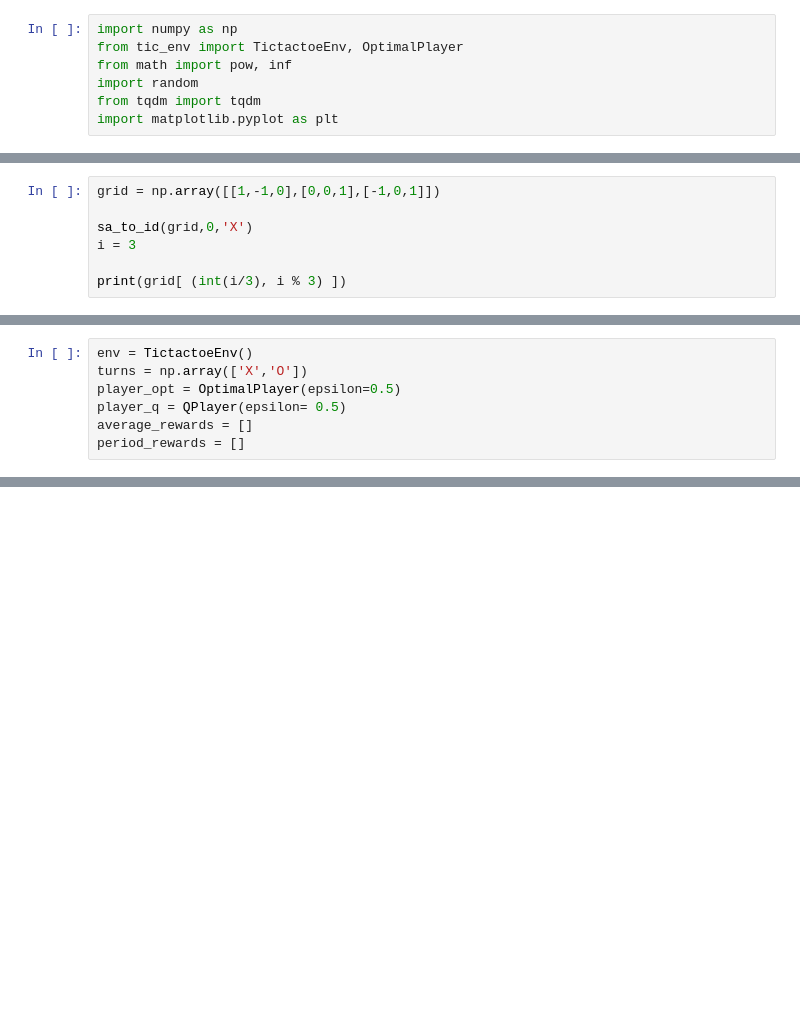
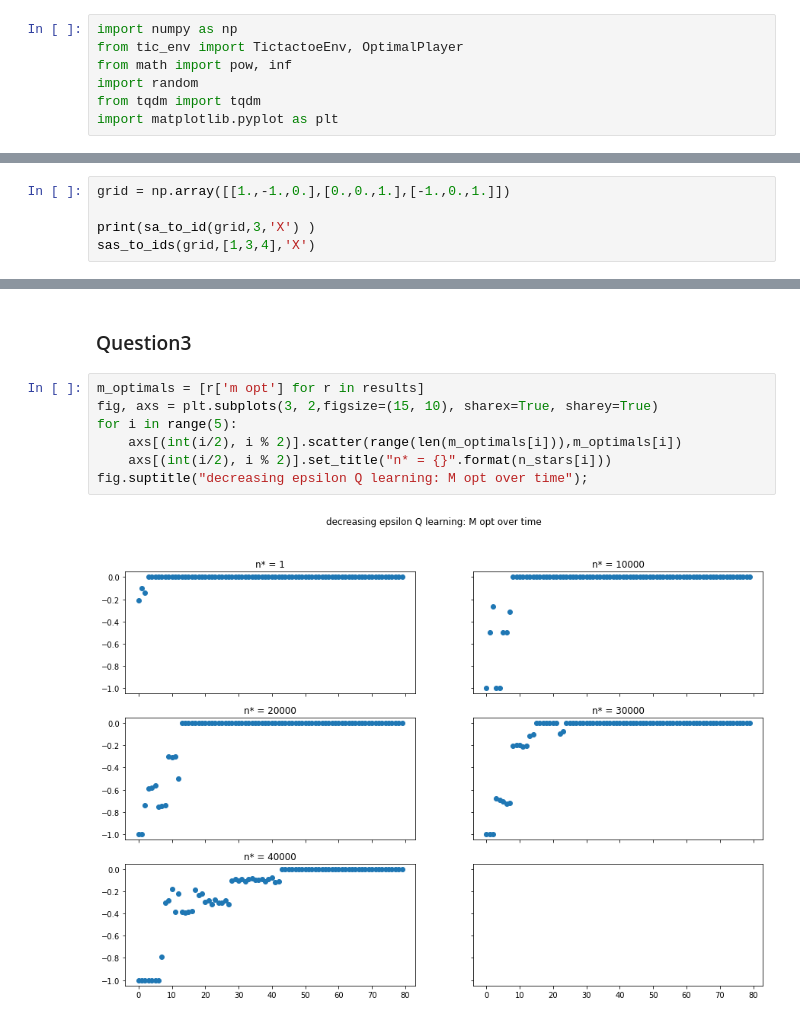
Before and after one commit to wiggleman/CS-456-project, a Jupyter notebook: mini_project.ipynb, the cells around one changed output, grey strips where cells are left out. Saved outputs shown, nothing was run; the diff lists cells and outputs as text; blank space fills up the shorter version.

```diff
--- a/mini_project.ipynb
+++ b/mini_project.ipynb
@@ -65,8 +197,6 @@ class QPlayer:
 # %%
-grid = np.array([[1,-1,0],[0,0,1],[-1,0,1]])
+grid = np.array([[1.,-1.,0.],[0.,0.,1.],[-1.,0.,1.]])
 
-sa_to_id(grid,0,'X')
-i = 3
-
-print(grid[ (int(i/3), i % 3) ])
+print(sa_to_id(grid,3,'X') )
+sas_to_ids(grid,[1,3,4],'X')
 # %% [output]
@@ -81,7 +213,0 @@ print(turns)
-# %%
-env = TictactoeEnv()
-turns = np.array(['X','O'])
-player_opt = OptimalPlayer(epsilon=0.5)
-player_q = QPlayer(epsilon= 0.5)
-average_rewards = []
-period_rewards = []
@@ -123,0 +331,11 @@ ax.scatter(range(len(average_rewards)),average_rewards)
+# %% [markdown]
+### Question3
+# %%
+m_optimals = [r['m opt'] for r in results]
+fig, axs = plt.subplots(3, 2,figsize=(15, 10), sharex=True, sharey=True)
+for i in range(5):
+    axs[(int(i/2), i % 2)].scatter(range(len(m_optimals[i])),m_optimals[i])
+    axs[(int(i/2), i % 2)].set_title("n* = {}".format(n_stars[i]))
+fig.suptitle("decreasing epsilon Q learning: M opt over time");
+# %% [output]
+[figure, added]
```
Also changed, not shown: parts of 33 cells of this notebook.
